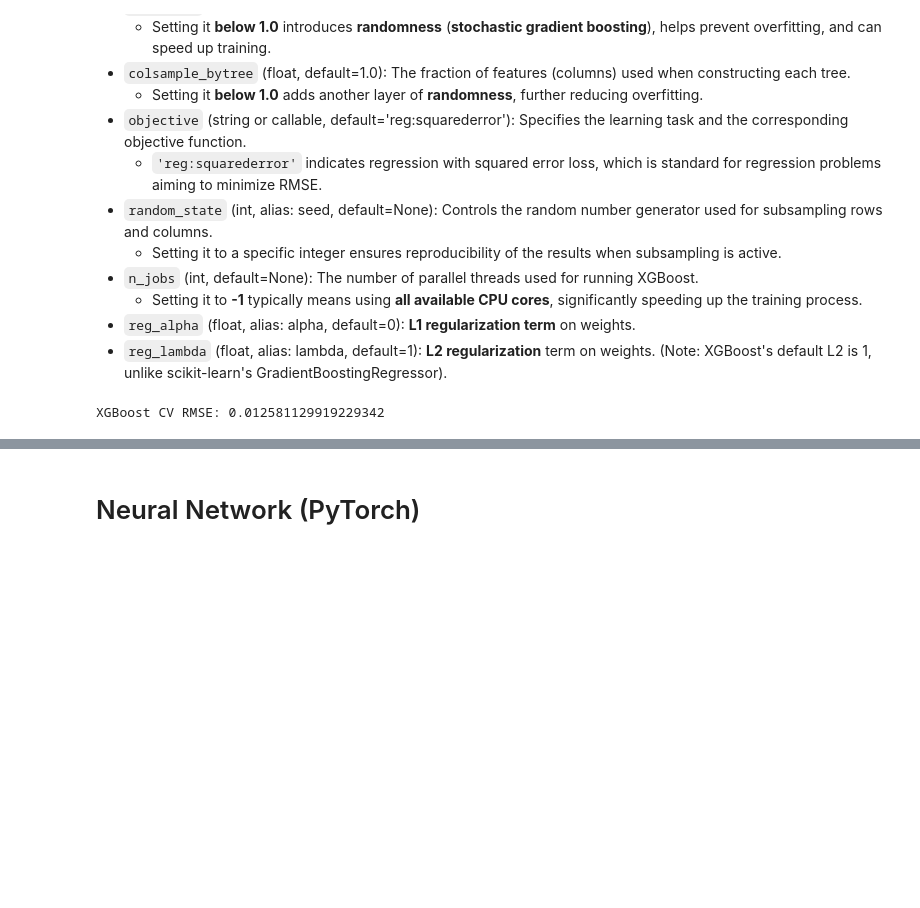
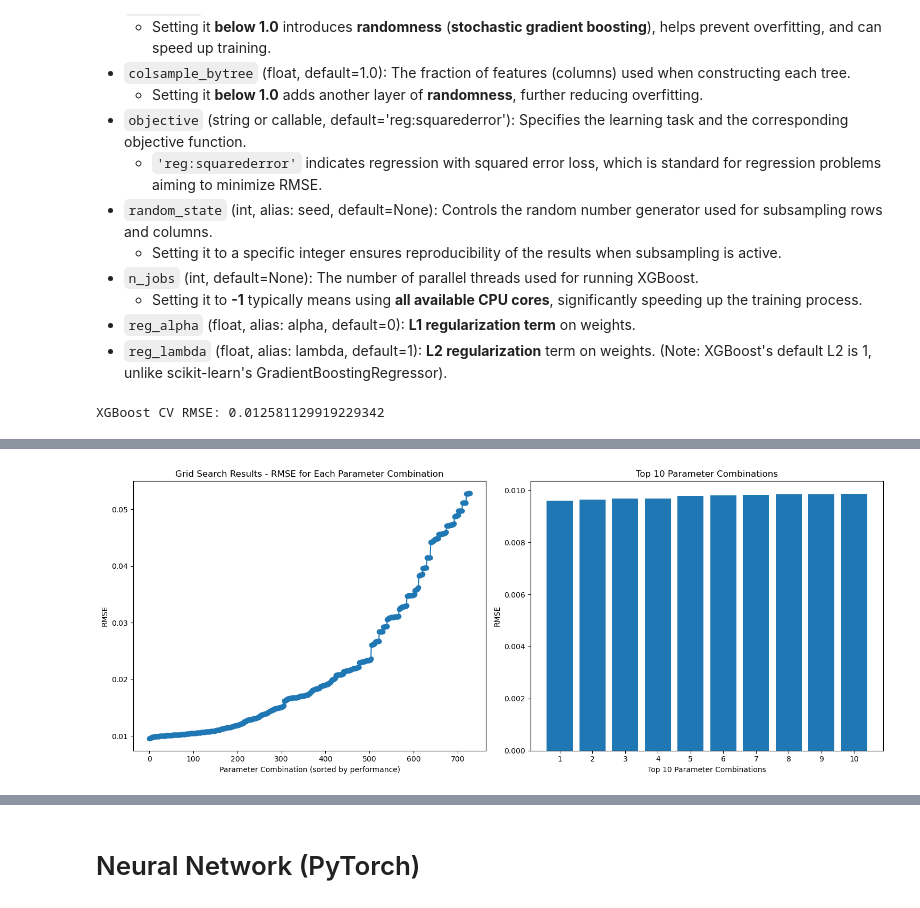
Before and after one commit to louis-sh-nguyen/ML-solubility, a Jupyter notebook: notebooks/polymer-prediction.ipynb, the cells around one changed output, grey strips where cells are left out. Saved outputs shown, nothing was run; the diff lists cells and outputs as text; code cells hidden in the pictures; blank space fills up the shorter version.

```diff
--- a/notebooks/polymer-prediction.ipynb
+++ b/notebooks/polymer-prediction.ipynb
@@ -585,0 +892,90 @@ XGBoost CV RMSE: 0.012581129919229342
+# %%
+# GridSearchCV for hyperparameter tuning
+from sklearn.model_selection import GridSearchCV
+from xgboost import XGBRegressor
+from sklearn.pipeline import Pipeline
+import numpy as np
+import pandas as pd
+import matplotlib.pyplot as plt
+import time
+
+# Start timing
+start_time = time.time()
+
+print("Starting XGBoost GridSearchCV hyperparameter tuning...")
+
+# Define the pipeline with the preprocessor
+pipe_xgb_grid = Pipeline([
+    ('pre', preprocessor),
+    ('xgb', XGBRegressor(random_state=RANDOM_SEED, n_jobs=-1))
+])
+
+# Define the parameter grid to search
+param_grid = {
+    'xgb__n_estimators': [50, 100, 200],
+    'xgb__max_depth': [3, 6, 9],
+    'xgb__learning_rate': [0.01, 0.05, 0.1],
+    'xgb__subsample': [0.7, 0.8, 0.9],
+    'xgb__colsample_bytree': [0.7, 0.8, 0.9],
+    'xgb__min_child_weight': [1, 3, 5]
+}
+
+# Create the grid search
+grid_search = GridSearchCV(
+    estimator=pipe_xgb_grid,
+    param_grid=param_grid,
+    scoring='neg_root_mean_squared_error',
+    cv=5,
+    n_jobs=-1,
+    verbose=2
+)
+
+# Fit the grid search
+grid_search.fit(X_train, y_train)
+
+# Print results
+print("\nGridSearchCV completed in {:.2f} minutes".format((time.time() - start_time)/60))
+print("Best parameters:", grid_search.best_params_)
+print("Best RMSE: {:.4f}".format(-grid_search.best_score_))
+
+# Get the best model
+best_xgb_grid = grid_search.best_estimator_
+
+# Evaluate on validation set
+val_preds_grid = best_xgb_grid.predict(X_val)
+val_rmse_grid = np.sqrt(metrics.mean_squared_error(y_val, val_preds_grid))
+val_r2_grid = metrics.r2_score(y_val, val_preds_grid)
+print(f"Validation RMSE: {val_rmse_grid:.4f}, R²: {val_r2_grid:.4f}")
+
+# Visualize the grid search results
+results = pd.DataFrame(grid_search.cv_results_)
+results = results.sort_values(by='rank_test_score')
+
+plt.figure(figsize=(15, 6))
+plt.subplot(1, 2, 1)
+plt.plot(range(len(results)), -results['mean_test_score'], 'o-')
+plt.xlabel('Parameter Combination (sorted by performance)')
+plt.ylabel('RMSE')
+plt.title('Grid Search Results - RMSE for Each Parameter Combination')
+
+plt.subplot(1, 2, 2)
+plt.bar(range(10), -results['mean_test_score'][:10])
+plt.xticks(range(10), [f"{i+1}" for i in range(10)])
+plt.xlabel('Top 10 Parameter Combinations')
+plt.ylabel('RMSE')
+plt.title('Top 10 Parameter Combinations')
+plt.tight_layout()
+plt.show()
+
+# Use the evaluation function with the best model
+grid_results = robust_evaluate_model(
+    model=best_xgb_grid,
+    X_train=X_train,
+    y_train=y_train,
+    X_val=X_val,
+    y_val=y_val,
+    X_test=X_test,
+    y_test=y_test,
+    model_name="XGBoost (Grid Search)"
+)
+# %% [output]
@@ -585,0 +989 @@ XGBoost CV RMSE: 0.012581129919229342
+[figure, added]
```
Also changed, not shown: parts of 11 cells of this notebook, 3 other files.
